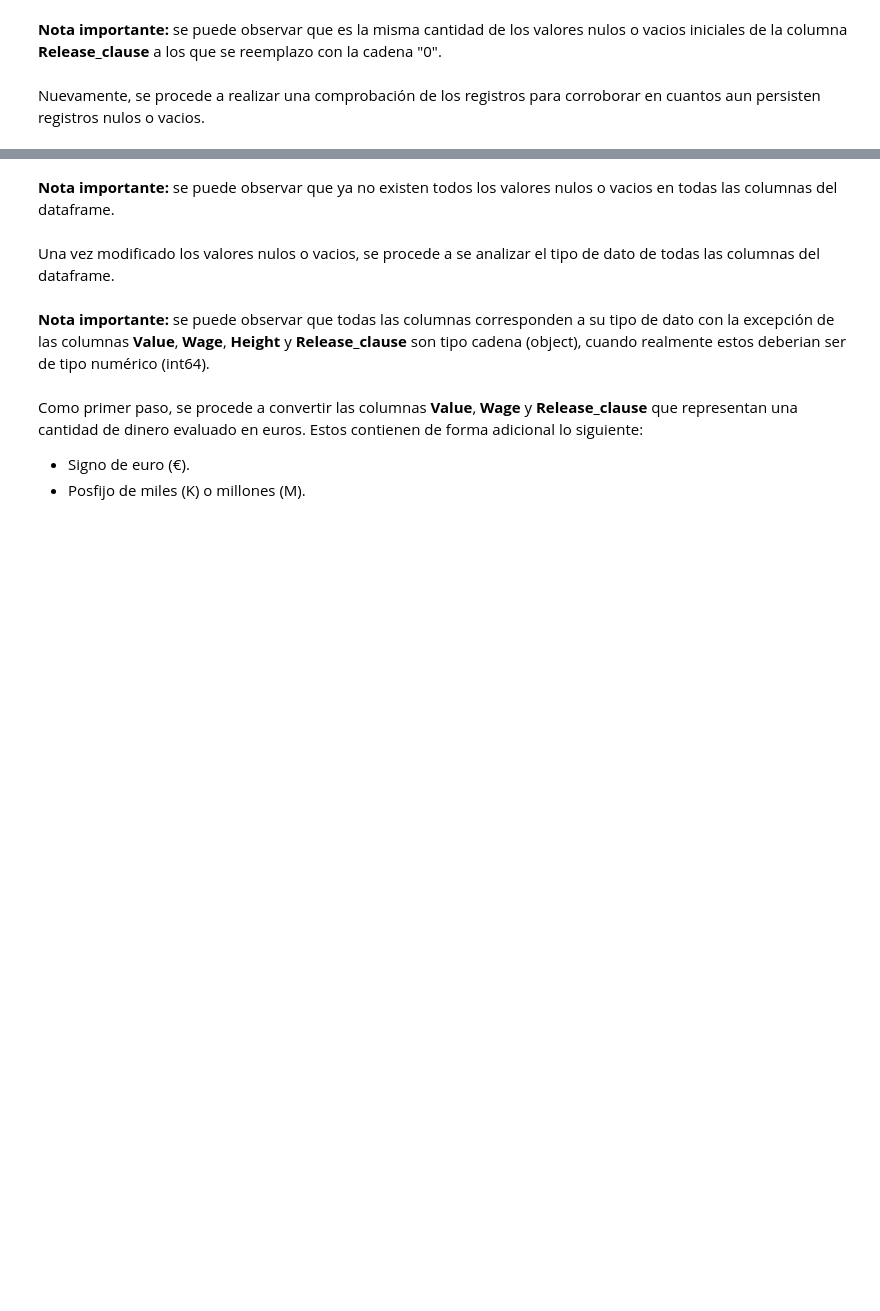
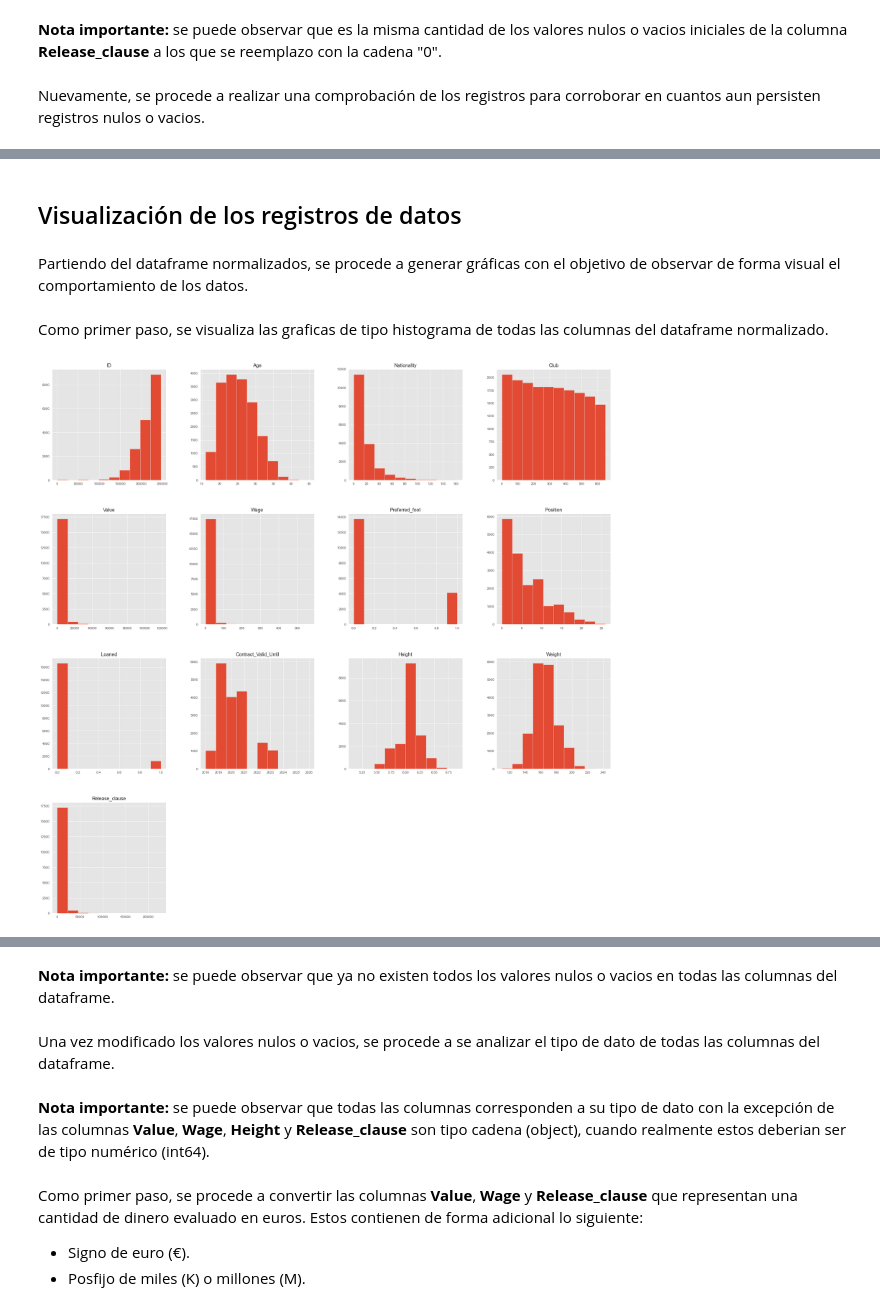
Before and after one commit to GAPPLabs/DataScienceProject, a Jupyter notebook: Proyecto.ipynb, the cells around one changed output, grey strips where cells are left out. Saved outputs shown, nothing was run; the diff lists cells and outputs as text; code cells hidden in the pictures; blank space fills up the shorter version.

```diff
--- a/Proyecto.ipynb
+++ b/Proyecto.ipynb
@@ -198,0 +495,2 @@ Nuevamente, se procede a realizar una comprobación de los registros para corrob
+# %%
+dataframe.Weight = dataframe.Weight.apply(lambda x: float(re.findall('(\d+(?:\.\d+)?)', x)[0]))
@@ -198,0 +508,2 @@ Nuevamente, se procede a realizar una comprobación de los registros para corrob
+# %%
+dataframe.Height = [y[0]*12+y[1] for y in [[int(y) for y in x.split("'")] for x in dataframe.Height]]
@@ -198,0 +525,2 @@ Nuevamente, se procede a realizar una comprobación de los registros para corrob
+# %%
+dataframe.Contract_Valid_Until = dataframe.Contract_Valid_Until.apply(lambda x: int(re.findall('\d{4}', x)[0]))
@@ -198,0 +580,2 @@ Nuevamente, se procede a realizar una comprobación de los registros para corrob
+# %%
+normalizedDataframe = dataframe.copy()
@@ -198,0 +722,11 @@ Nuevamente, se procede a realizar una comprobación de los registros para corrob
+# %% [markdown]
+## Visualización de los registros de datos
+# %% [markdown]
+Partiendo del dataframe normalizados, se procede a generar gráficas con el objetivo de observar de forma visual el comportamiento de los datos.
+# %% [markdown]
+Como primer paso, se visualiza las graficas de tipo histograma de todas las columnas del dataframe normalizado.
+# %%
+normalizedDataframe.hist(figsize=(30,30))
+plt.show()
+# %% [output]
+[figure, added]
```
Also changed, not shown: parts of 112 cells of this notebook.
